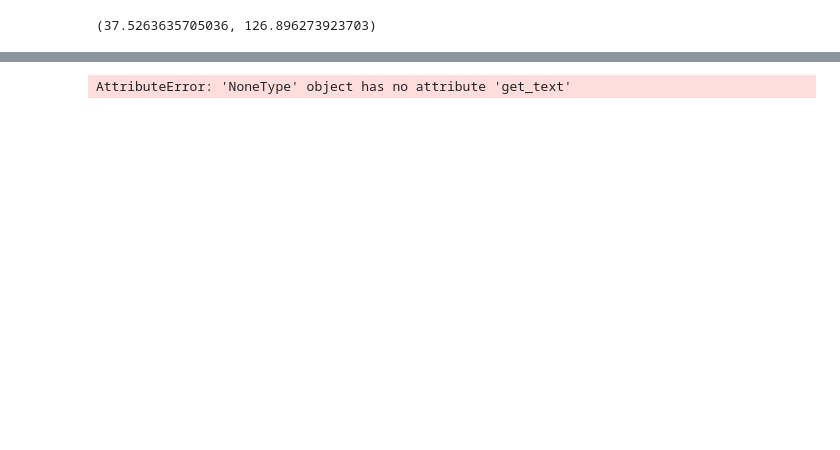
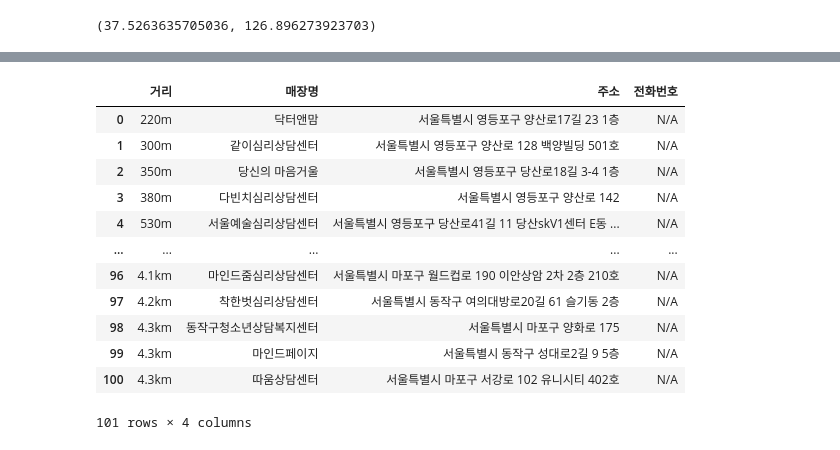
Before and after one commit to bong9C/2nd-project, a Jupyter notebook: get_market_info1.ipynb, the cells around one changed output, grey strips where cells are left out. Drawn from its saved outputs; the diff is of its cells as text; code cells hidden in the pictures; blank space fills up the shorter version.

```diff
--- a/get_market_info1.ipynb
+++ b/get_market_info1.ipynb
@@ -6,10 +6,10 @@ from selenium import webdriver
 from selenium.webdriver.common.by import By
 import time
 from bs4 import BeautifulSoup
-
+import pandas as pd
 # 예
 market = ['심리 상담 센터']
-addr = '서울시 영등포구'
+addr = '서울시 영등포구 여의도동'
 
 # 고객이 입력한 상품을 파는 매장을 리스트로 가져오기
 market_list = market
@@ -18,24 +18,20 @@ market_list = market
 addr_list = addr.split(' ')
 addr_list1 = []
 addr_list2 = []
+
 for i in addr_list:
-    if i[-1] == '시':
+    if i[-1] == '시' or i[-1] == '구' or i[-1] == '동':
         addr_list1.append(i)
-    elif i[-1] == '구':
-        addr_list1.append(i)
-    elif i[-1] == '군':
-        addr_list2.append(i)
-    elif i[-1] == '면':
-        addr_list2.append(i)
-    elif i[-1] == '리':
+    elif i[-1] == '군' or i[-1] == '면' or i[-1] == '리':
         addr_list2.append(i)
 
 addr1 = ' '.join(addr_list1)
 addr2 = ' '.join(addr_list2)
 
 if addr1 != '':
-    addr = addr1
+    addr_result = addr1
 else:
-    addr = addr2
-addr
+    addr_result = addr2
+
+addr_result
 # %% [output]
@@ -193,22 +182,0 @@ results
-# %%
-results = []
-# 현재 위치에서 마켓 거리
-m_distance = mart.select_one('span.lWwyx.NVngW').get_text().split('서')[1]
-# 마켓 이름
-m_title = mart.select_one('span.place_bluelink.YwYLL').get_text()
-# 마켓 도로명 주소
-if mart.select_one('div.zZfO1').get_text()[:2] == '지번':
-    m_addr = mart.select_one('div.zZfO1').get_text()[2:-2]
-else:
-    m_addr = mart.select_one('div.zZfO1').get_text()[3:-2]
-# 딕셔너리 형태로 저장
-market_data = {
-    '거리': m_distance,
-    '매장명': m_title,
-    '주소': m_addr
-}
-# 딕셔너리 형태로 저장한 것을 리스트에 저장 (3가지 마켓을 넣어야 하므로)
-results.append(market_data)
-results
-# %% [output]
-AttributeError: 'NoneType' object has no attribute 'get_text'
@@ -214,0 +185,17 @@ AttributeError: 'NoneType' object has no attribute 'get_text'
+# %%
+df = pd.DataFrame(results)
+df
+# %% [output]
+|  | 거리 | 매장명 | 주소 | 전화번호 |
+| 0 | 220m | 닥터앤맘 | 서울특별시 영등포구 양산로17길 23 1층 | N/A |
+| 1 | 300m | 같이심리상담센터 | 서울특별시 영등포구 양산로 128 백양빌딩 501호 | N/A |
+| 2 | 350m | 당신의 마음거울 | 서울특별시 영등포구 당산로18길 3-4 1층 | N/A |
+| 3 | 380m | 다빈치심리상담센터 | 서울특별시 영등포구 양산로 142 | N/A |
+| 4 | 530m | 서울예술심리상담센터 | 서울특별시 영등포구 당산로41길 11 당산skV1센터 E동 ... | N/A |
+| ... | ... | ... | ... | ... |
+| 96 | 4.1km | 마인드줌심리상담센터 | 서울특별시 마포구 월드컵로 190 이안상암 2차 2층 210호 | N/A |
+| 97 | 4.2km | 착한벗심리상담센터 | 서울특별시 동작구 여의대방로20길 61 슬기동 2층 | N/A |
+| 98 | 4.3km | 동작구청소년상담복지센터 | 서울특별시 마포구 양화로 175 | N/A |
+| 99 | 4.3km | 마인드페이지 | 서울특별시 동작구 성대로2길 9 5층 | N/A |
+| 100 | 4.3km | 따움상담센터 | 서울특별시 마포구 서강로 102 유니시티 402호 | N/A |
+101 rows × 4 columns
```
Also changed, not shown: parts of 17 cells of this notebook, 1 other file.
